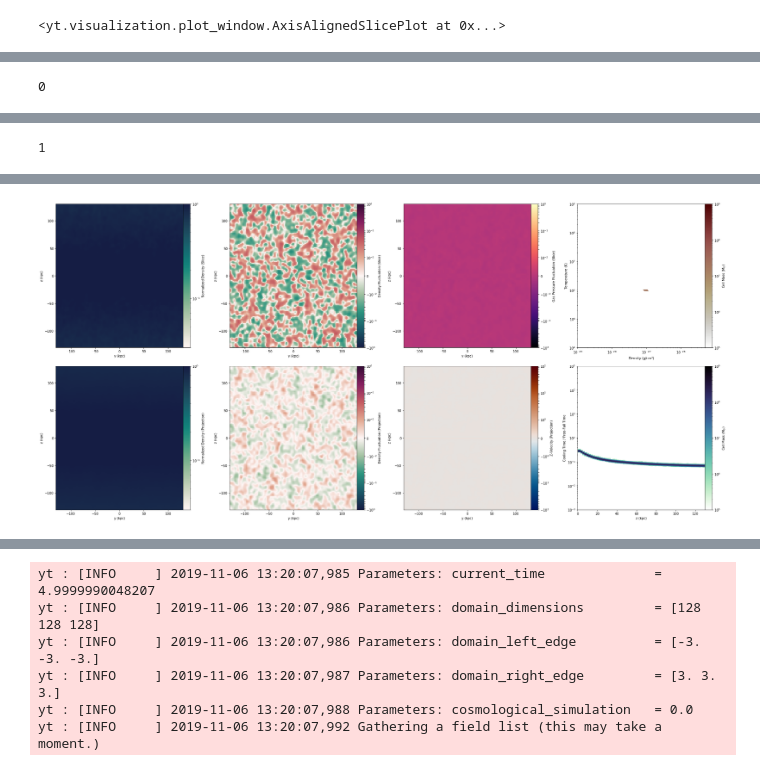
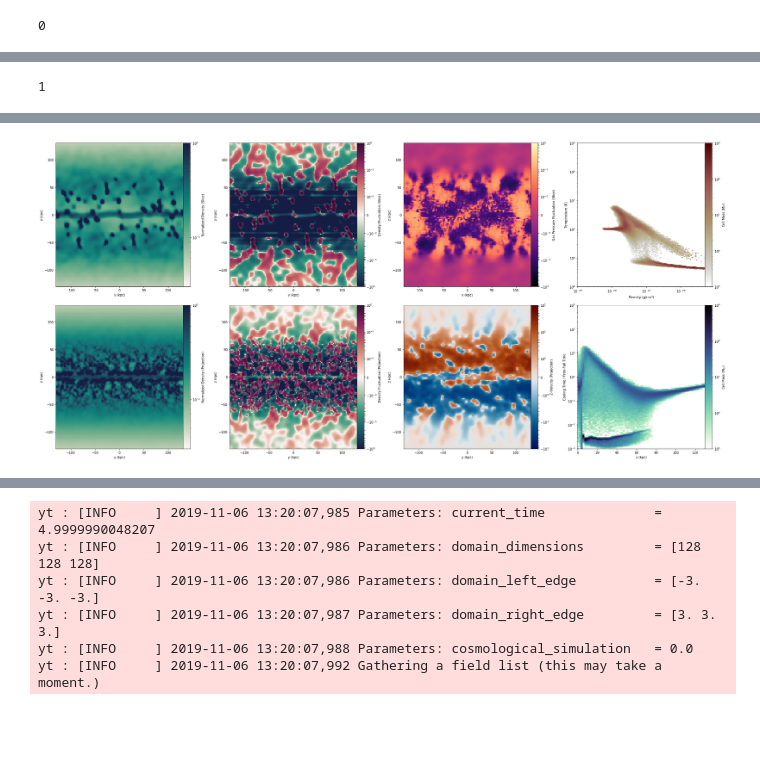
Before and after one commit to ibutsky/thermal_instabilities, a Jupyter notebook: analysis/test.ipynb, the cells around one changed output, grey strips where cells are left out. Drawn from its saved outputs; the diff is of its cells as text; code cells hidden in the pictures; blank space fills up the shorter version.

Commit message:
adding new plot types and getting ICs ready for diffusion

```diff
--- a/analysis/test.ipynb
+++ b/analysis/test.ipynb
@@ -23,0 +96,12 @@ yt : [INFO     ] 2019-11-14 13:07:42,628 Parameters: cosmological_simulation   =
+# %%
+i = 20
+folder = 'isothermal_tctf_0.1_beta_10.0_cr_0.1_diff_1.0'
+ds = ytf.load('../../simulations/%s/DD%04d/DD%04d'%(folder, i, i))
+
+s = yt.SlicePlot(ds, 'x', [('gas', 'cr_eta'), ('gas', 'cr_pressure')])
+s = yt.SlicePlot(ds, 'x', [('gas', 'cr_eta'), ('gas', 'cr_pressure')])
+s.set_zlim(('gas', 'cr_eta'), .09, .11)
+#s.set_zlim(('gas', 'cr_eta'), 9, 11)
+
+s.set_zlim(('gas', 'cr_pressure'), 1e-14, 1e-13)
+s.show()
@@ -23,0 +128,10 @@ yt : [INFO     ] 2019-11-14 13:07:42,628 Parameters: cosmological_simulation   =
+# %%
+i = 20
+folder = 'isothermal_tctf_0.1_beta_10.0_cr_0.1'
+ds = ytf.load('../../simulations/%s/DD%04d/DD%04d'%(folder, i, i))
+s = yt.SlicePlot(ds, 'x', [('gas', 'cr_eta'), ('gas', 'cr_pressure')])
+s.set_zlim(('gas', 'cr_eta'), .09, .11)
+#s.set_zlim(('gas', 'cr_eta'), 9, 11)
+
+s.set_zlim(('gas', 'cr_pressure'), 1e-14, 1e-13)
+s.show()
@@ -23,0 +156,7 @@ yt : [INFO     ] 2019-11-14 13:07:42,628 Parameters: cosmological_simulation   =
+# %%
+i = 52
+folder = 'isothermal_tctf_0.1_beta_10.0_cr_1.0_stream_heat'
+folder = 'isothermal_tctf_0.1_test'
+ds = ytf.load('../../simulations/%s/DD%04d/DD%04d'%(folder, i, i))
+
+fig, ax = pt.plot_density_slices(ds)
@@ -24,13 +192,8 @@ yt : [INFO     ] 2019-11-14 13:07:42,628 Parameters: cosmological_simulation   =
 # %%
-i = 1
-folder = 'isothermal_tctf_0.1_beta_10.0_cr_10.0'
-#folder = 'no_center_heating/isothermal_tctf_0.1'
+i = 52
+folder = 'isothermal_tctf_0.1_beta_10.0_cr_1.0_stream_heat'
+folder = 'no_center_heating/isothermal_tctf_0.1'
+ds = ytf.load('../../simulations/%s/DD%04d/DD%04d'%(folder, i, i))
 
-#folder = 'isothermal_tctf_0.1_beta_3.0'
-#folder = 'perturbation_test'
-
-ds = ytf.load('../../simulations/%s/DD%04d/DD%04d'%(folder, i, i))
-s = yt.SlicePlot(ds, 'x', ('gas', 'velocity_z'))
-s.show()
 fig, ax = pt.plot_density_slices(ds)
 # %% [output]
@@ -50 +217 @@ yt : [WARNING  ] 2019-11-14 15:30:33,900 Switching to symlog colorbar scaling un
-<yt.visualization.plot_window.AxisAlignedSlicePlot at 0x...>
+0
@@ -68 +221 @@ yt : [INFO     ] 2019-11-14 15:31:40,299 Making a fixed resolution buffer of (z)
-0
+1
@@ -71 +227,0 @@ yt : [INFO     ] 2019-11-14 15:31:41,048 Making a fixed resolution buffer of (y)
-1
@@ -78 +228 @@ yt : [INFO     ] 2019-11-14 15:31:55,787 Projection completed
-[figure, old version]
+[figure, new version]
```
Also changed, not shown: parts of 12 cells of this notebook, 9 other files.
